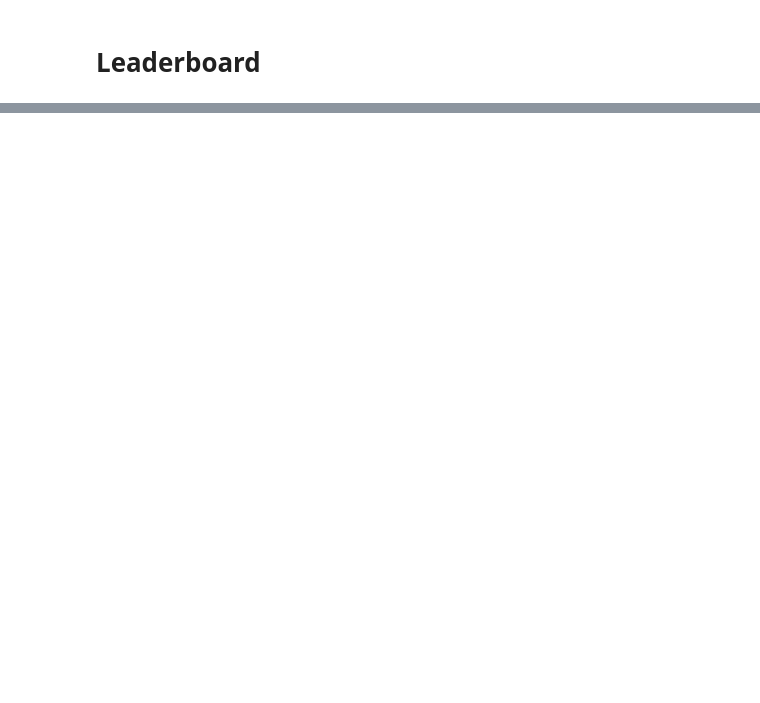
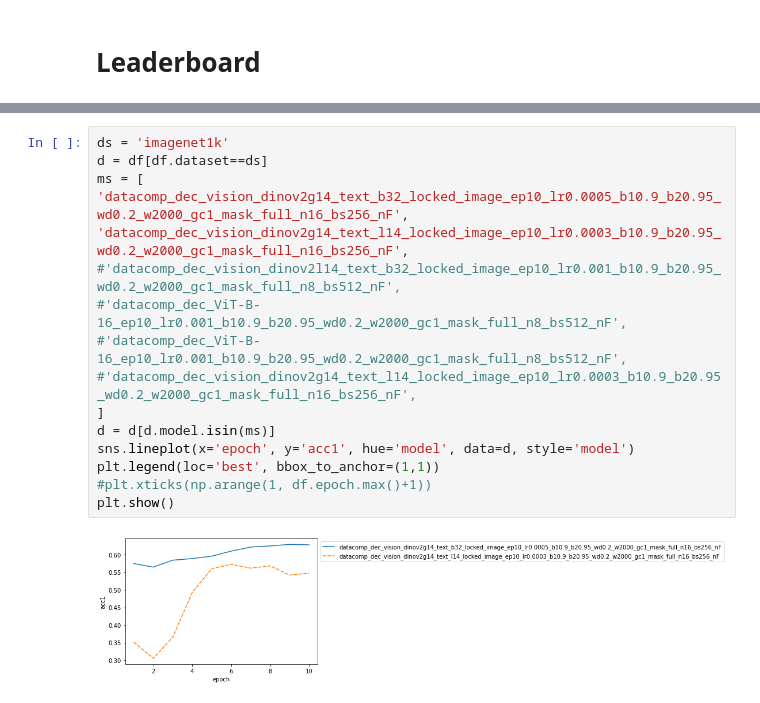
Before and after one commit to mehdidc/open_clip, a Jupyter notebook: results.ipynb, the cells around one changed output, grey strips where cells are left out. Cells and saved outputs as stored; diff of their text form; blank space fills up the shorter version.

```diff
--- a/results.ipynb
+++ b/results.ipynb
@@ -100,3 +123,21 @@ plt.show()
+# %%
+ds = 'imagenet1k'
+d = df[df.dataset==ds]
+ms = [
+'datacomp_dec_vision_dinov2g14_text_b32_locked_image_ep10_lr0.0005_b10.9_b20.95_wd0.2_w2000_gc1_mask_full_n16_bs256_nF',
+'datacomp_dec_vision_dinov2g14_text_l14_locked_image_ep10_lr0.0003_b10.9_b20.95_wd0.2_w2000_gc1_mask_full_n16_bs256_nF',
+#'datacomp_dec_vision_dinov2l14_text_b32_locked_image_ep10_lr0.001_b10.9_b20.95_wd0.2_w2000_gc1_mask_full_n8_bs512_nF',
+#'datacomp_dec_ViT-B-16_ep10_lr0.001_b10.9_b20.95_wd0.2_w2000_gc1_mask_full_n8_bs512_nF',
+#'datacomp_dec_ViT-B-16_ep10_lr0.001_b10.9_b20.95_wd0.2_w2000_gc1_mask_full_n8_bs512_nF',
+#'datacomp_dec_vision_dinov2g14_text_l14_locked_image_ep10_lr0.0003_b10.9_b20.95_wd0.2_w2000_gc1_mask_full_n16_bs256_nF',
+]
+d = d[d.model.isin(ms)]
+sns.lineplot(x='epoch', y='acc1', hue='model', data=d, style='model')
+plt.legend(loc='best', bbox_to_anchor=(1,1))
+#plt.xticks(np.arange(1, df.epoch.max()+1))
+plt.show()
+# %% [output]
+[figure, added]
 # %%
 ds = 'sugar_crepe_swap_obj'
 d = df[df.dataset==ds]
```
Also changed, not shown: parts of 8 cells of this notebook.
